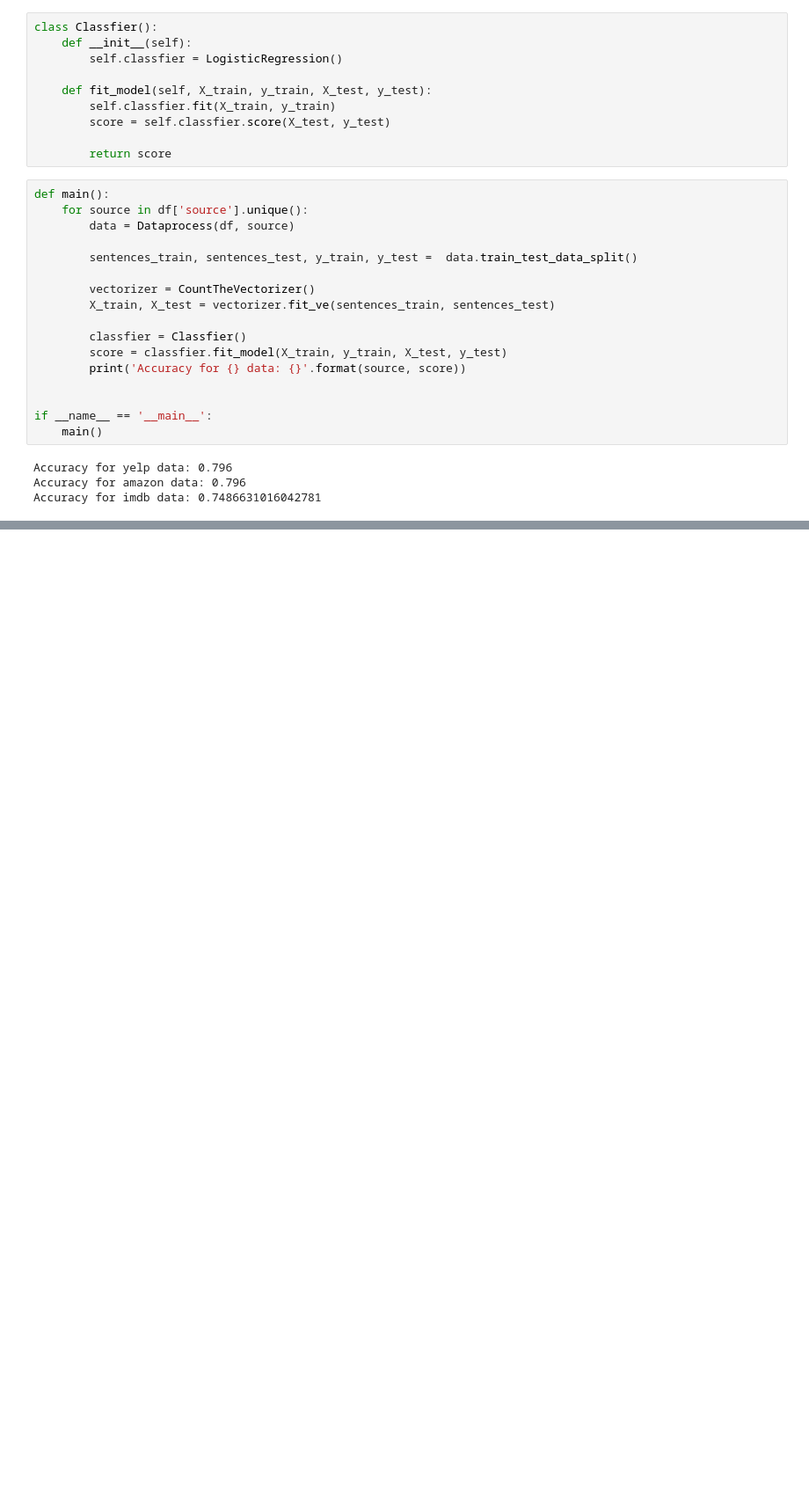
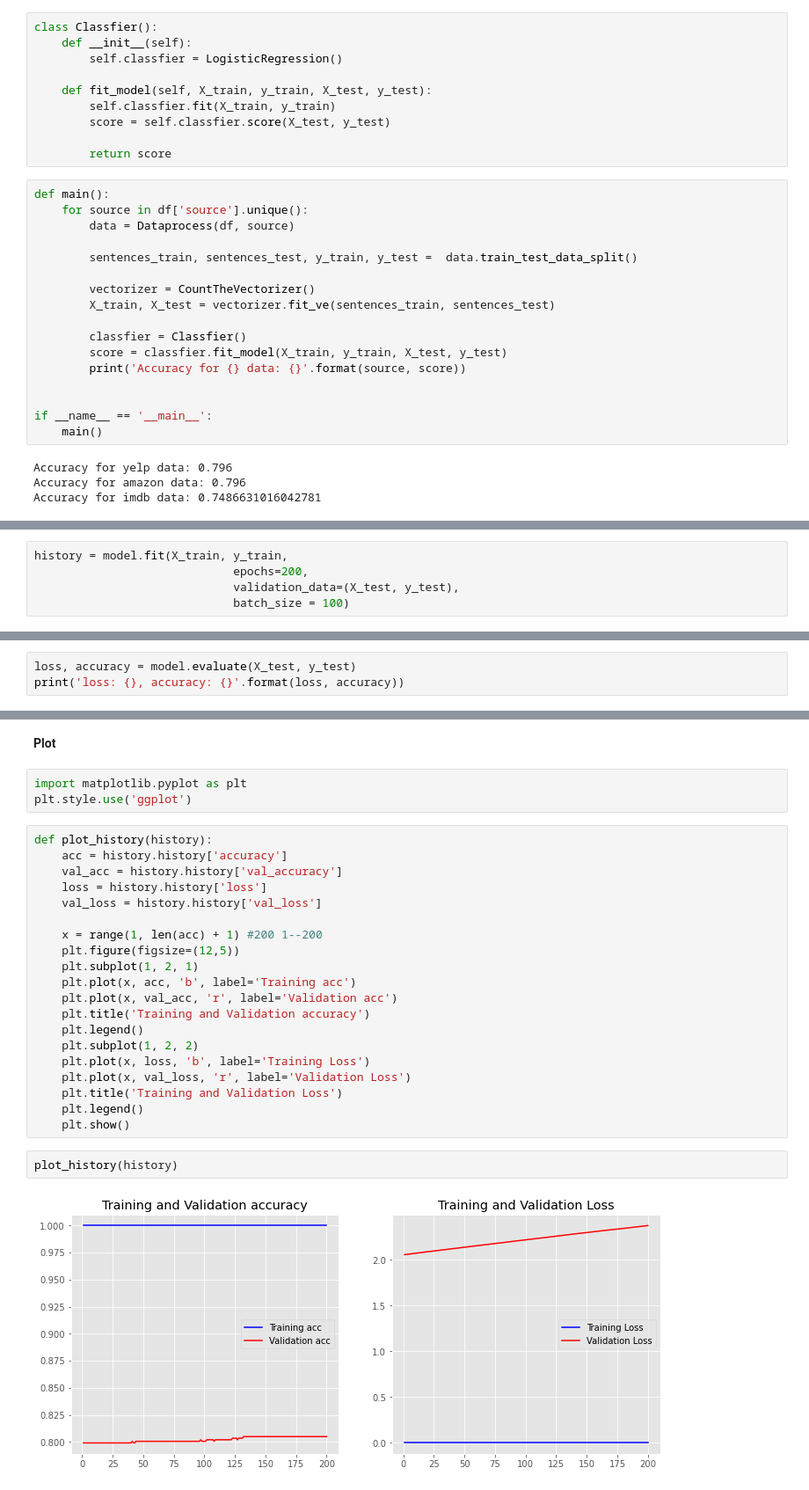
Before and after one commit to Andr3wis2Cool4School/text-classification, a Jupyter notebook: code/text-classification.ipynb, the cells around one changed output, grey strips where cells are left out. Shown: that part at 88% size. Drawn from its saved outputs; the diff is of its cells as text; blank space fills up the shorter version.

```diff
--- a/code/text-classification.ipynb
+++ b/code/text-classification.ipynb
@@ -141,0 +214,5 @@ Accuracy for imdb data: 0.7486631016042781
+# %%
+history = model.fit(X_train, y_train,
+                             epochs=200,
+                             validation_data=(X_test, y_test),
+                             batch_size = 100)
@@ -141,0 +243,3 @@ Accuracy for imdb data: 0.7486631016042781
+# %%
+loss, accuracy = model.evaluate(X_test, y_test)
+print('loss: {}, accuracy: {}'.format(loss, accuracy))
@@ -141,0 +249,29 @@ Accuracy for imdb data: 0.7486631016042781
+# %% [markdown]
+**Plot**
+# %%
+import matplotlib.pyplot as plt
+plt.style.use('ggplot')
+# %%
+def plot_history(history):
+    acc = history.history['accuracy']
+    val_acc = history.history['val_accuracy']
+    loss = history.history['loss']
+    val_loss = history.history['val_loss']
+
+    x = range(1, len(acc) + 1) #200 1--200
+    plt.figure(figsize=(12,5))
+    plt.subplot(1, 2, 1)
+    plt.plot(x, acc, 'b', label='Training acc')
+    plt.plot(x, val_acc, 'r', label='Validation acc')
+    plt.title('Training and Validation accuracy')
+    plt.legend()
+    plt.subplot(1, 2, 2)
+    plt.plot(x, loss, 'b', label='Training Loss')
+    plt.plot(x, val_loss, 'r', label='Validation Loss')
+    plt.title('Training and Validation Loss')
+    plt.legend()
+    plt.show()
+# %%
+plot_history(history)
+# %% [output]
+[figure, added]
```
Also changed, not shown: parts of 12 cells of this notebook.
